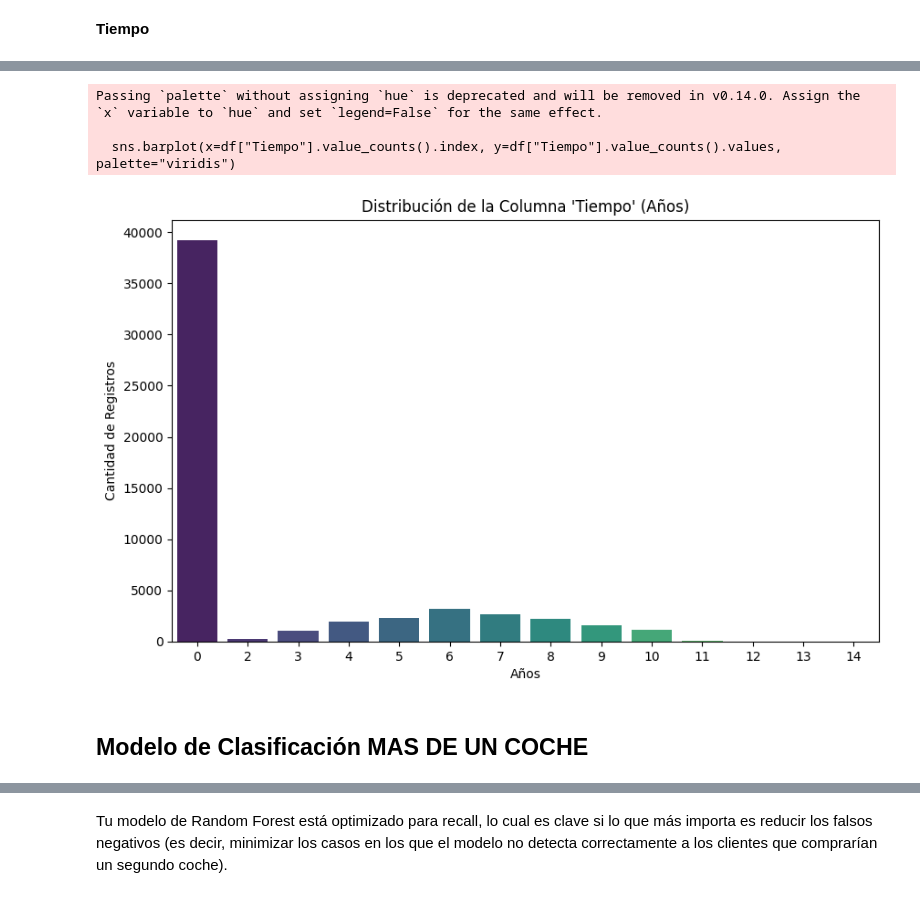
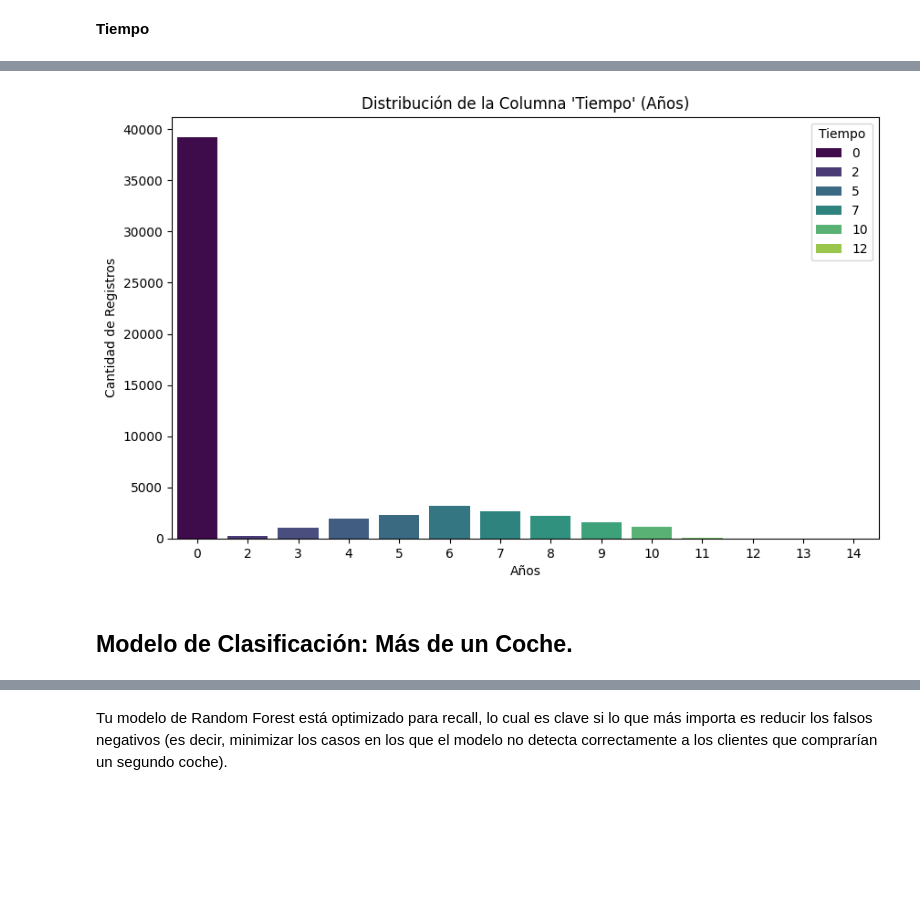
Before and after one commit to clauloro/Caso01_Propensity, a Jupyter notebook: Análisis Exploratorio de Datos - Propensión de Compra.ipynb, the cells around one changed output, grey strips where cells are left out. Cells and saved outputs as stored; diff of their text form; code cells hidden in the pictures; blank space fills up the shorter version.

```diff
--- a/Análisis Exploratorio de Datos - Propensión de Compra.ipynb
+++ b/Análisis Exploratorio de Datos - Propensión de Compra.ipynb
@@ -761,7 +748,7 @@ df['Zona_Renta'].unique()
 # %% [output]
 array(['Medio-Bajo', 'Medio', 'Alto', 'Otros'], dtype=object)
 # %%
-orden_correcto = ["Medio-Bajo", "Medio", "Alto", "Otros"]
+orden_correcto = ["Otros", "Medio-Bajo", "Medio", "Alto"]
 encoder = OrdinalEncoder(categories=[orden_correcto])
 df["Zona_Renta"] = encoder.fit_transform(df[["Zona_Renta"]])
 # %%
@@ -1387,20 +1338,17 @@ Name: count, dtype: int64
 # %%
 # Crear la gráfica de barras para la columna "Tiempo"
 plt.figure(figsize=(10, 6))
-sns.barplot(x=df["Tiempo"].value_counts().index, y=df["Tiempo"].value_counts().values, palette="viridis")
+sns.barplot(x=df["Tiempo"].value_counts().index, y=df["Tiempo"].value_counts().values, palette="viridis", hue=df["Tiempo"].value_counts().index)
 
 # Personalizar etiquetas
 plt.xlabel("Años")
 plt.ylabel("Cantidad de Registros")
 plt.title("Distribución de la Columna 'Tiempo' (Años)")
 
 # Mostrar la gráfica
 plt.show()
 # %% [output]
-Passing `palette` without assigning `hue` is deprecated and will be removed in v0.14.0. Assign the `x` variable to `hue` and set `legend=False` for the same effect.
-
-  sns.barplot(x=df["Tiempo"].value_counts().index, y=df["Tiempo"].value_counts().values, palette="viridis")
-[figure, old version]
+[figure, new version]
 # %% [markdown]
-## Modelo de Clasificación  MAS DE UN COCHE
+## **Modelo de Clasificación: Más de un Coche.**
 # %%
```
Also changed, not shown: parts of 112 cells of this notebook, 10 other files.
